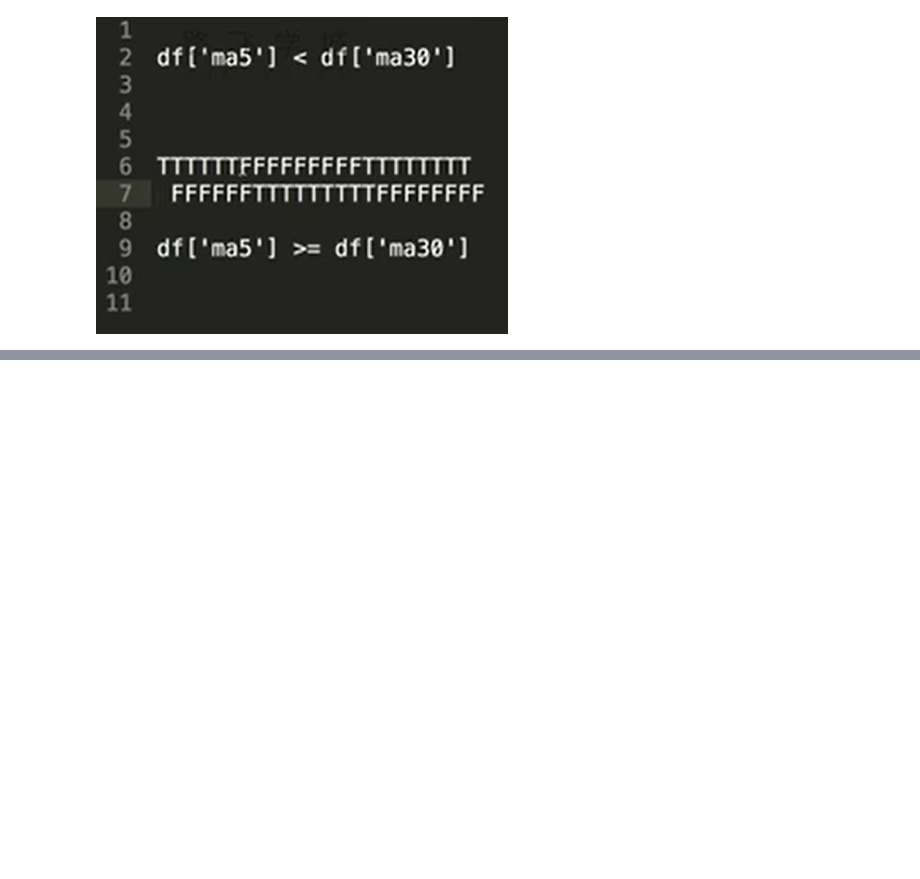
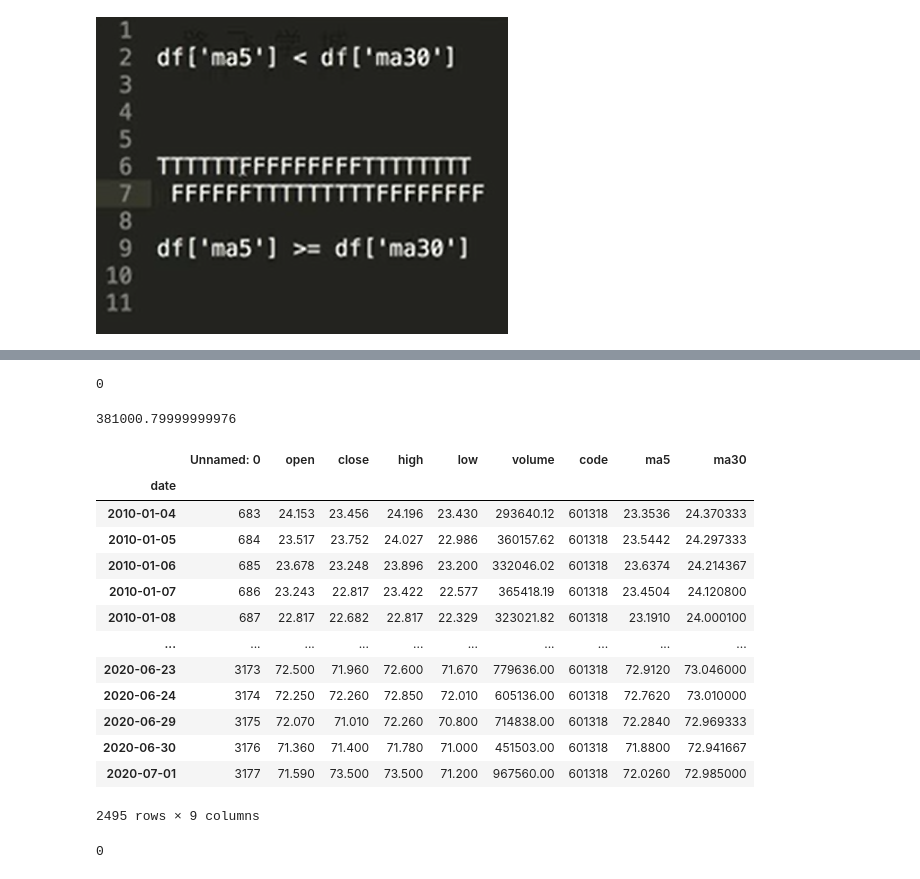
Before and after one commit to andyzhu0615/Python_for_Data_Analysis, a Jupyter notebook: 43 双均线分析作业.ipynb, the cells around one changed output, grey strips where cells are left out. Drawn from its saved outputs; the diff is of its cells as text; code cells hidden in the pictures; blank space fills up the shorter version.

```diff
--- a/43 双均线分析作业.ipynb
+++ b/43 双均线分析作业.ipynb
@@ -121,0 +146,49 @@ Image(filename="golden_cross1.png")
+# %%
+sr.loc['2010-04-29']
+# %% [output]
+0
+# %%
+first_money = 100000
+money = first_money
+hold = 0
+
+sr1 = pd.Series(1,index=golden_cross)
+sr2 = pd.Series(0,index=death_cross)
+# sr = sr1.add(sr2,fill_value=0)
+sr = sr1.append(sr2).sort_index()
+
+for ind in sr.index:
+    p = df['open'][ind]
+    if sr.loc[ind] == 1:  #金叉买入
+        buy = money // (100 * p)  # 买了多少手股票
+        hold += buy * 100
+        money -= buy * 100 * p
+    else:
+        money += hold * p
+        hold = 0
+p = df['open'][-1]
+now_money = hold * p + money
+print(now_money - first_money)
+# %% [output]
+381000.79999999976
+# %%
+df
+# %% [output]
+|  | Unnamed: 0 | open | close | high | low | volume | code | ma5 | ma30 |
+| date |  |  |  |  |  |  |  |  |  |
+| 2010-01-04 | 683 | 24.153 | 23.456 | 24.196 | 23.430 | 293640.12 | 601318 | 23.3536 | 24.370333 |
+| 2010-01-05 | 684 | 23.517 | 23.752 | 24.027 | 22.986 | 360157.62 | 601318 | 23.5442 | 24.297333 |
+| 2010-01-06 | 685 | 23.678 | 23.248 | 23.896 | 23.200 | 332046.02 | 601318 | 23.6374 | 24.214367 |
+| 2010-01-07 | 686 | 23.243 | 22.817 | 23.422 | 22.577 | 365418.19 | 601318 | 23.4504 | 24.120800 |
+| 2010-01-08 | 687 | 22.817 | 22.682 | 22.817 | 22.329 | 323021.82 | 601318 | 23.1910 | 24.000100 |
+| ... | ... | ... | ... | ... | ... | ... | ... | ... | ... |
+| 2020-06-23 | 3173 | 72.500 | 71.960 | 72.600 | 71.670 | 779636.00 | 601318 | 72.9120 | 73.046000 |
+| 2020-06-24 | 3174 | 72.250 | 72.260 | 72.850 | 72.010 | 605136.00 | 601318 | 72.7620 | 73.010000 |
+| 2020-06-29 | 3175 | 72.070 | 71.010 | 72.260 | 70.800 | 714838.00 | 601318 | 72.2840 | 72.969333 |
+| 2020-06-30 | 3176 | 71.360 | 71.400 | 71.780 | 71.000 | 451503.00 | 601318 | 71.8800 | 72.941667 |
+| 2020-07-01 | 3177 | 71.590 | 73.500 | 73.500 | 71.200 | 967560.00 | 601318 | 72.0260 | 72.985000 |
+2495 rows × 9 columns
+# %%
+df.index.get_loc('2010-01-04')
+# %% [output]
+0
```
Also changed, not shown: parts of 9 cells of this notebook.
